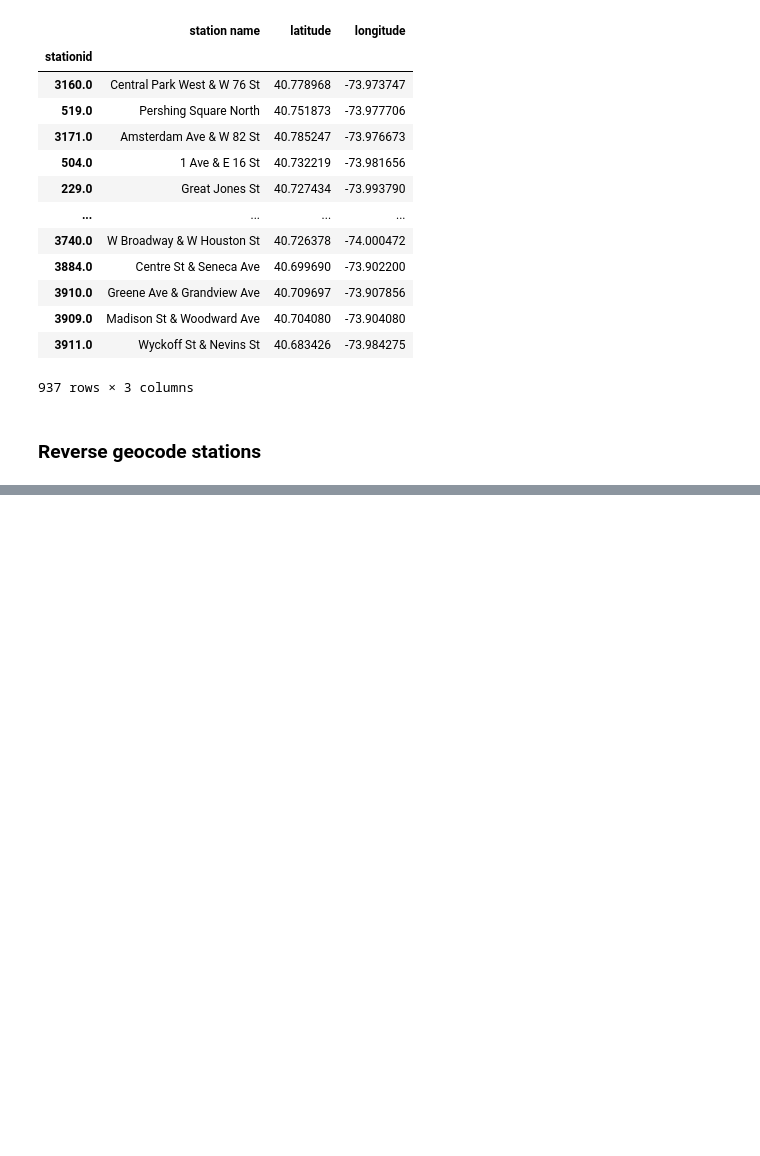
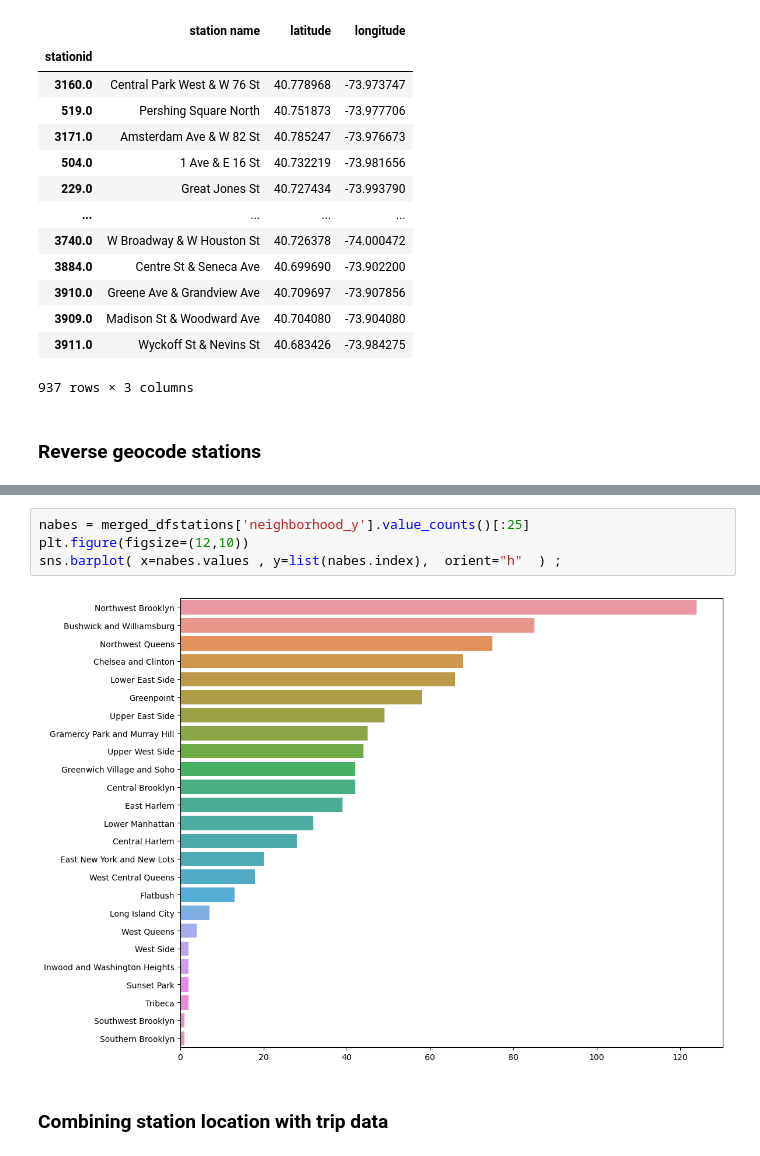
Before and after one commit to lukasschirren/nyc_bike_rental, a Jupyter notebook: Helen_JupyterWorkspace.ipynb, the cells around one changed output, grey strips where cells are left out. Drawn from its saved outputs; the diff is of its cells as text; blank space fills up the shorter version.

```diff
--- a/Helen_JupyterWorkspace.ipynb
+++ b/Helen_JupyterWorkspace.ipynb
@@ -604,0 +633,8 @@ dfstations.to_parquet('2019-stations.parquet')
+# %%
+nabes = merged_dfstations['neighborhood_y'].value_counts()[:25]
+plt.figure(figsize=(12,10))
+sns.barplot( x=nabes.values , y=list(nabes.index),  orient="h"  ) ;
+# %% [output]
+[figure, added]
+# %% [markdown]
+### Combining station location with trip data
```
Also changed, not shown: parts of 4 cells of this notebook, 1 other file.
